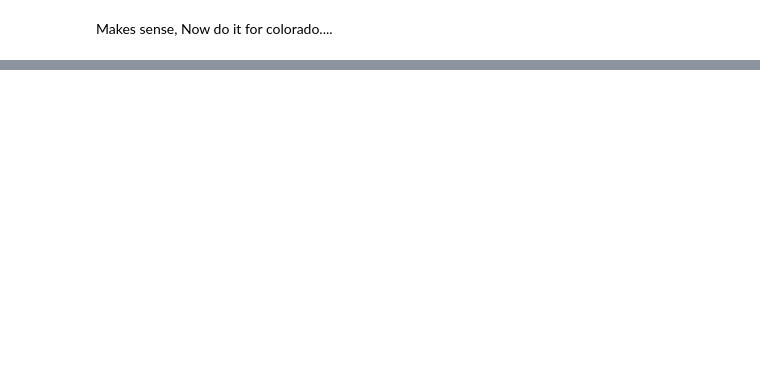
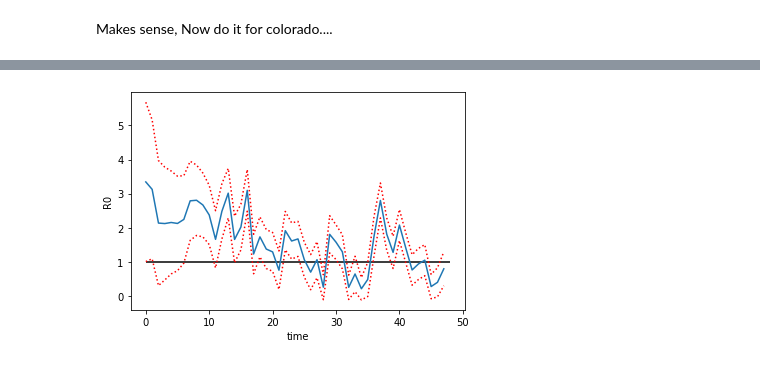
Before and after one commit to neerajkulk/corona, a Jupyter notebook: realtime_r0.ipynb, the cells around one changed output, grey strips where cells are left out. Drawn from its saved outputs; the diff is of its cells as text; code cells hidden in the pictures; blank space fills up the shorter version.

```diff
--- a/realtime_r0.ipynb
+++ b/realtime_r0.ipynb
@@ -82 +124,17 @@ def bayes_update(confirmed_vals,gamma,sigma=0.3):
+# %%
+mu_list = np.zeros(len(posteriors))
+std_list = np.zeros(len(posteriors))
+
+for i in range(len(posteriors)):
+    mu_list[i],std_list[i] = mu_std(posteriors[i])
+# %%
+plt.plot(mu_list)
+plt.plot(mu_list + 2*std_list,'r:')
+plt.plot(mu_list - 2*std_list,'r:')
+plt.hlines(1,0,len(posteriors))
+plt.xlabel('time')
+plt.ylabel('R0')
+plt.show()
+# %% [output]
+[figure, added]
 # %%
```
Also changed, not shown: parts of 26 cells of this notebook.
